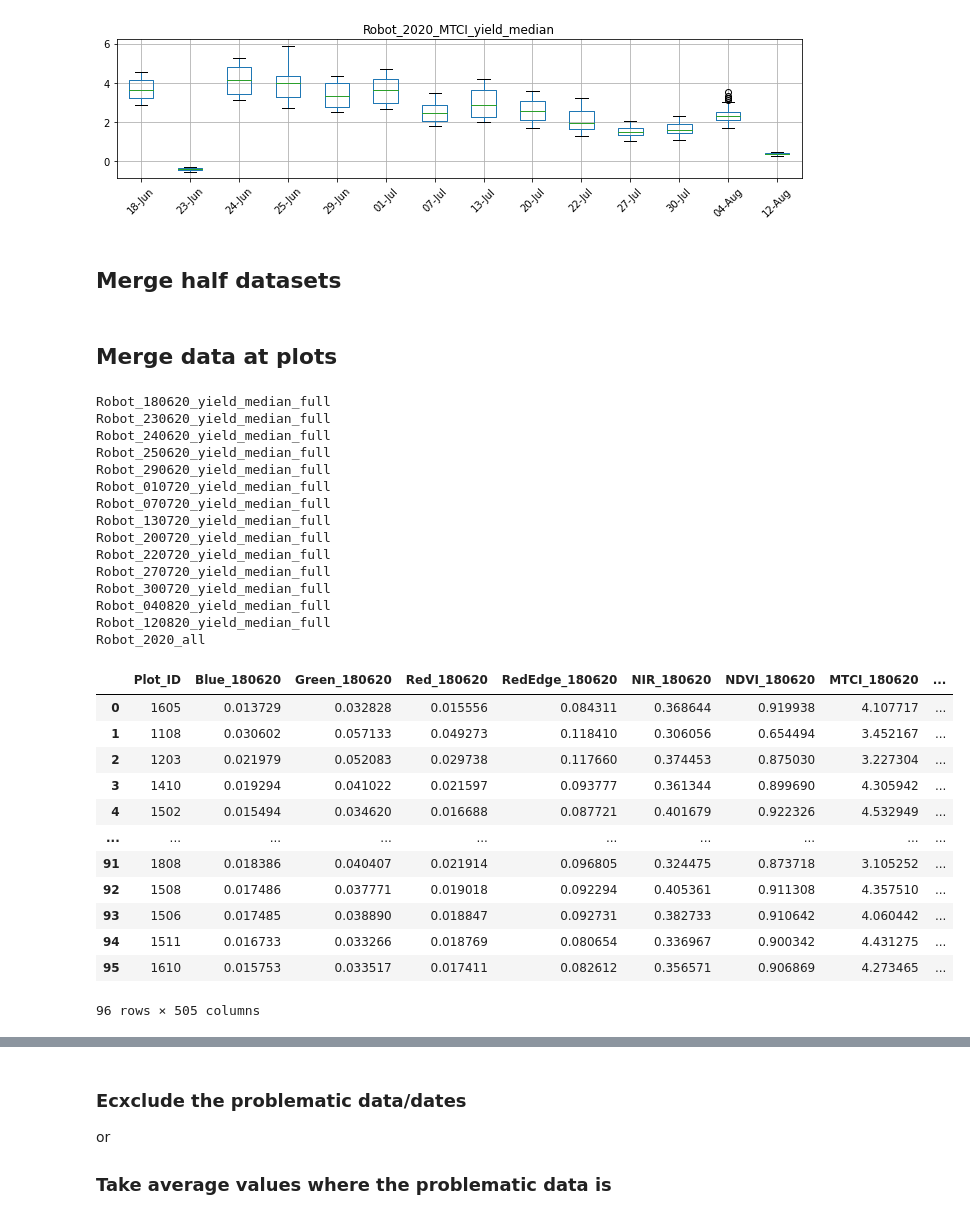
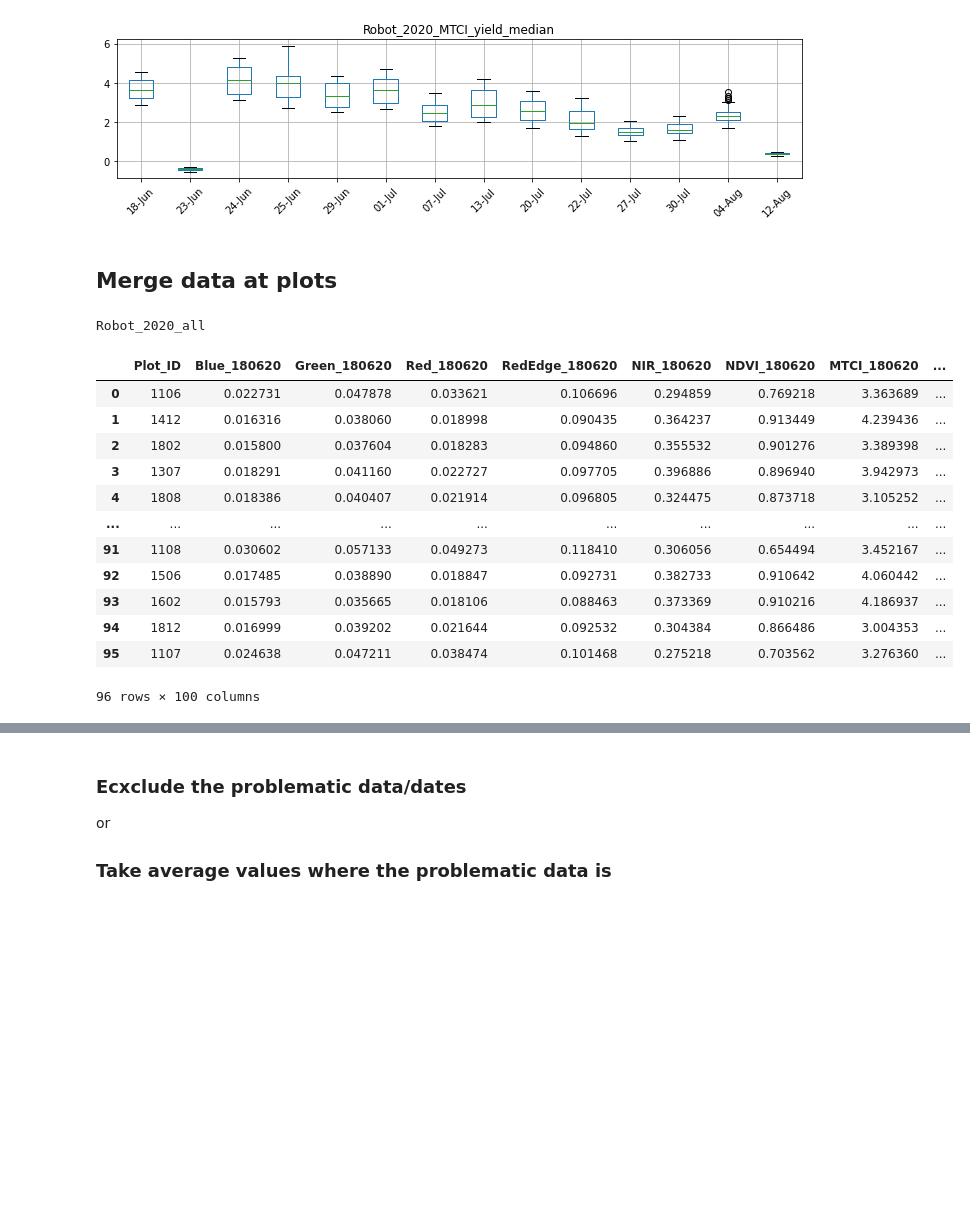
Before and after one commit to fahadijaz/spring_wheat_yield_prediction, a Jupyter notebook: DS Special Syllabus Report/Code/DS Special Syllabus.ipynb, the cells around one changed output, grey strips where cells are left out. Saved outputs shown, nothing was run; the diff lists cells and outputs as text; code cells hidden in the pictures; blank space fills up the shorter version.

```diff
--- a/DS Special Syllabus Report/Code/DS Special Syllabus.ipynb
+++ b/DS Special Syllabus Report/Code/DS Special Syllabus.ipynb
@@ -933,0 +781,15 @@ list_df_all_indices
+# %%
+%%time
+date_col = 'Date'
+
+list_df_w_dates = []
+
+for df in final_df:
+    new_df_name = df + '_full'
+
+    temp_df = locals()[df].copy()
+    temp_df[date_col]=pd.to_datetime(date1, infer_datetime_format= True)
+
+
+    list_df_w_dates.append(new_df_name)
+    locals()[new_df_name] = temp_df.copy()
@@ -1009,10 +873,8 @@ plots
-# %% [markdown]
-## Merge half datasets
 # %% [markdown]
 ## Merge data at plots
 # %%
-data_agg_list = ['_yield_median_full']
-yield_cols = ['GrainYield']
+# data_agg_list = ['_yield_median_full']
+# yield_cols = ['GrainYield']
 
 list_agg_df = []
 for d_type in data_agg_list:
@@ -1025,59 +887,48 @@ for d_type in data_agg_list:
         for date in dates:
             date_str = date.strftime('%d%m%y')
             field_df = field_sample[:-5]+'_'+date_str+d_type
-            print(field_df)
+#             print(field_df)
             temp_df = locals()[field_df].copy()
             temp_df.columns = ['Plot_ID']+[x+'_'+date_str for x in temp_df.columns[1:]]
 
             temp_df = temp_df.sample(frac=1).reset_index(drop=True)
 #             display(temp_df)
+
+            # Dropping Date Column as it is not necessary since date imformation is moved to column headings
+            temp_df.drop(columns=[date_col+'_'+date_str], inplace=True)
 
             if locals()[temp_df_all].shape[1] <5:
                 locals()[temp_df_all] = temp_df.copy()
 #                 display(temp_df)
 
             else:
                 # Dropping grain yield columns to avoid duplication
                 for col in yield_cols:
                     temp_df.drop(columns=[col+'_'+date_str], inplace=True)
 
                 # Merging dataframes
 #                 locals()[temp_df_all] = pd.concat([locals()[temp_df_all].set_index('Plot_ID'),temp_df.set_index('Plot_ID')], axis=1, join='inner').reset_index()
                 locals()[temp_df_all] = locals()[temp_df_all].merge(temp_df, on='Plot_ID', how='left', suffixes=('', date_str))
 #                 locals()[temp_df_all] = locals()[temp_df_all].join(temp_df, on='Plot_ID', lsuffix='', rsuffix='_right')
 
 #                 display(locals()[temp_df_all])
 
         list_agg_df.append(temp_df_all)
         print(temp_df_all)
         display(locals()[temp_df_all])
 # %% [output]
-Robot_180620_yield_median_full
-Robot_230620_yield_median_full
-Robot_240620_yield_median_full
-Robot_250620_yield_median_full
-Robot_290620_yield_median_full
-Robot_010720_yield_median_full
-Robot_070720_yield_median_full
-Robot_130720_yield_median_full
-Robot_200720_yield_median_full
-Robot_220720_yield_median_full
-Robot_270720_yield_median_full
-Robot_300720_yield_median_full
-Robot_040820_yield_median_full
-Robot_120820_yield_median_full
 Robot_2020_all
 |  | Plot_ID | Blue_180620 | Green_180620 | Red_180620 | RedEdge_180620 | NIR_180620 | NDVI_180620 | MTCI_180620 | ... |
-| 0 | 1605 | 0.013729 | 0.032828 | 0.015556 | 0.084311 | 0.368644 | 0.919938 | 4.107717 | ... |
-| 1 | 1108 | 0.030602 | 0.057133 | 0.049273 | 0.118410 | 0.306056 | 0.654494 | 3.452167 | ... |
-| 2 | 1203 | 0.021979 | 0.052083 | 0.029738 | 0.117660 | 0.374453 | 0.875030 | 3.227304 | ... |
-| 3 | 1410 | 0.019294 | 0.041022 | 0.021597 | 0.093777 | 0.361344 | 0.899690 | 4.305942 | ... |
-| 4 | 1502 | 0.015494 | 0.034620 | 0.016688 | 0.087721 | 0.401679 | 0.922326 | 4.532949 | ... |
+| 0 | 1106 | 0.022731 | 0.047878 | 0.033621 | 0.106696 | 0.294859 | 0.769218 | 3.363689 | ... |
+| 1 | 1412 | 0.016316 | 0.038060 | 0.018998 | 0.090435 | 0.364237 | 0.913449 | 4.239436 | ... |
+| 2 | 1802 | 0.015800 | 0.037604 | 0.018283 | 0.094860 | 0.355532 | 0.901276 | 3.389398 | ... |
+| 3 | 1307 | 0.018291 | 0.041160 | 0.022727 | 0.097705 | 0.396886 | 0.896940 | 3.942973 | ... |
+| 4 | 1808 | 0.018386 | 0.040407 | 0.021914 | 0.096805 | 0.324475 | 0.873718 | 3.105252 | ... |
 | ... | ... | ... | ... | ... | ... | ... | ... | ... | ... |
-| 91 | 1808 | 0.018386 | 0.040407 | 0.021914 | 0.096805 | 0.324475 | 0.873718 | 3.105252 | ... |
-| 92 | 1508 | 0.017486 | 0.037771 | 0.019018 | 0.092294 | 0.405361 | 0.911308 | 4.357510 | ... |
-| 93 | 1506 | 0.017485 | 0.038890 | 0.018847 | 0.092731 | 0.382733 | 0.910642 | 4.060442 | ... |
-| 94 | 1511 | 0.016733 | 0.033266 | 0.018769 | 0.080654 | 0.336967 | 0.900342 | 4.431275 | ... |
-| 95 | 1610 | 0.015753 | 0.033517 | 0.017411 | 0.082612 | 0.356571 | 0.906869 | 4.273465 | ... |
+| 91 | 1108 | 0.030602 | 0.057133 | 0.049273 | 0.118410 | 0.306056 | 0.654494 | 3.452167 | ... |
+| 92 | 1506 | 0.017485 | 0.038890 | 0.018847 | 0.092731 | 0.382733 | 0.910642 | 4.060442 | ... |
+| 93 | 1602 | 0.015793 | 0.035665 | 0.018106 | 0.088463 | 0.373369 | 0.910216 | 4.186937 | ... |
+| 94 | 1812 | 0.016999 | 0.039202 | 0.021644 | 0.092532 | 0.304384 | 0.866486 | 3.004353 | ... |
+| 95 | 1107 | 0.024638 | 0.047211 | 0.038474 | 0.101468 | 0.275218 | 0.703562 | 3.276360 | ... |
-96 rows × 505 columns
+96 rows × 100 columns
 # %%
```
Also changed, not shown: parts of 69 cells of this notebook, 2 other files.
